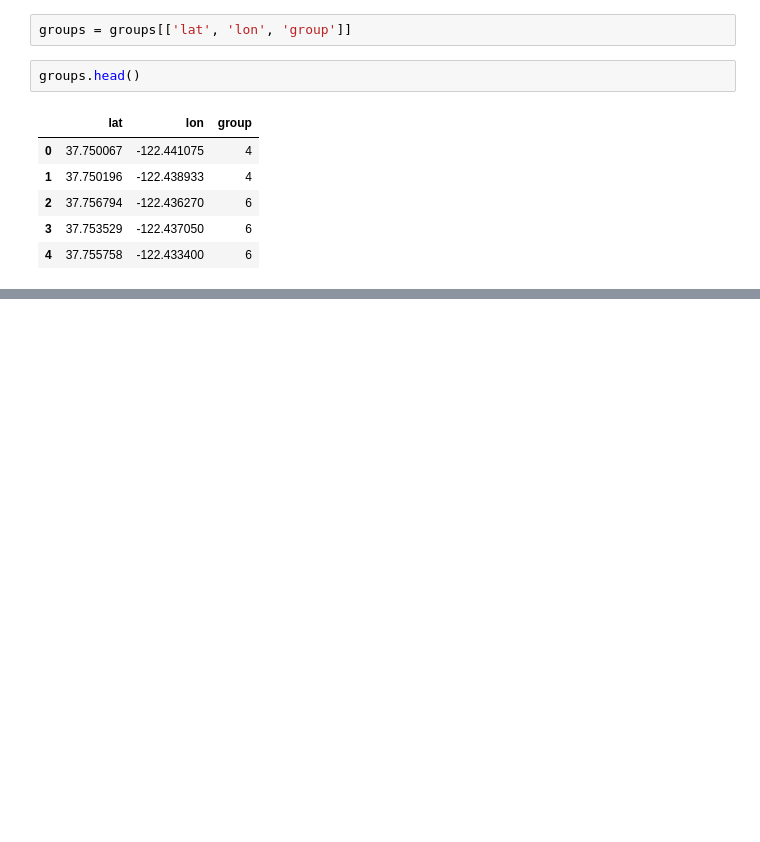
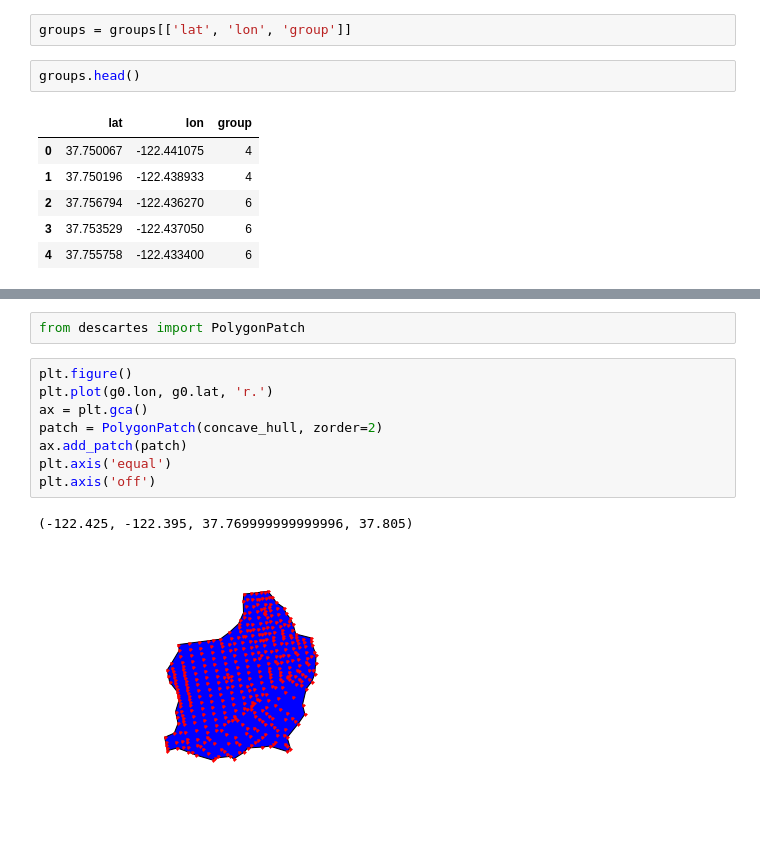
Before and after one commit to crupley/hoodie-development, a Jupyter notebook: explore/make shapes.ipynb, the cells around one changed output, grey strips where cells are left out. Cells and saved outputs as stored; diff of their text form; blank space fills up the shorter version.

```diff
--- a/explore/make shapes.ipynb
+++ b/explore/make shapes.ipynb
@@ -31,0 +170,13 @@ groups.head()
+# %%
+from descartes import PolygonPatch
+# %%
+plt.figure()
+plt.plot(g0.lon, g0.lat, 'r.')
+ax = plt.gca()
+patch = PolygonPatch(concave_hull, zorder=2)
+ax.add_patch(patch)
+plt.axis('equal')
+plt.axis('off')
+# %% [output]
+(-122.425, -122.395, 37.769999999999996, 37.805)
+[figure, added]
```
Also changed, not shown: parts of 20 cells of this notebook, 1 other file.
